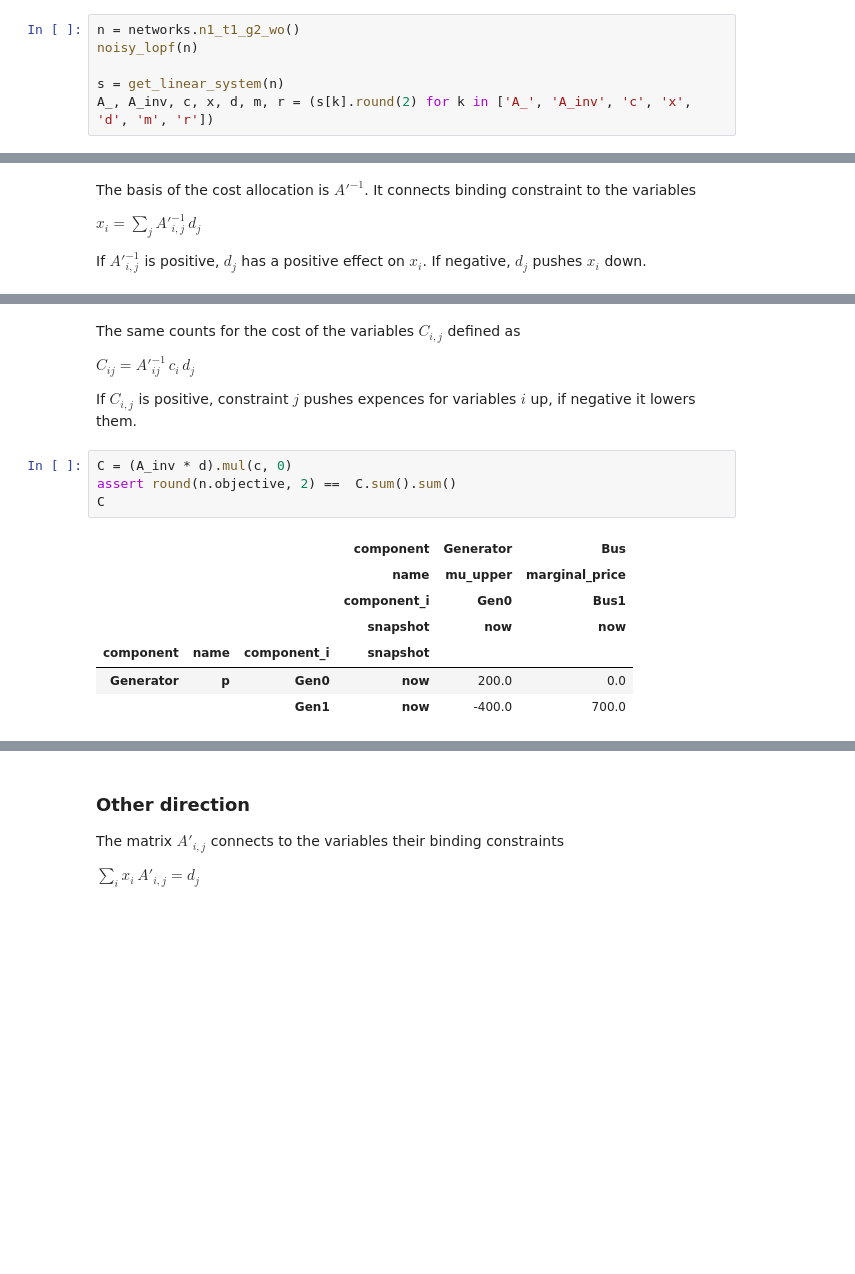
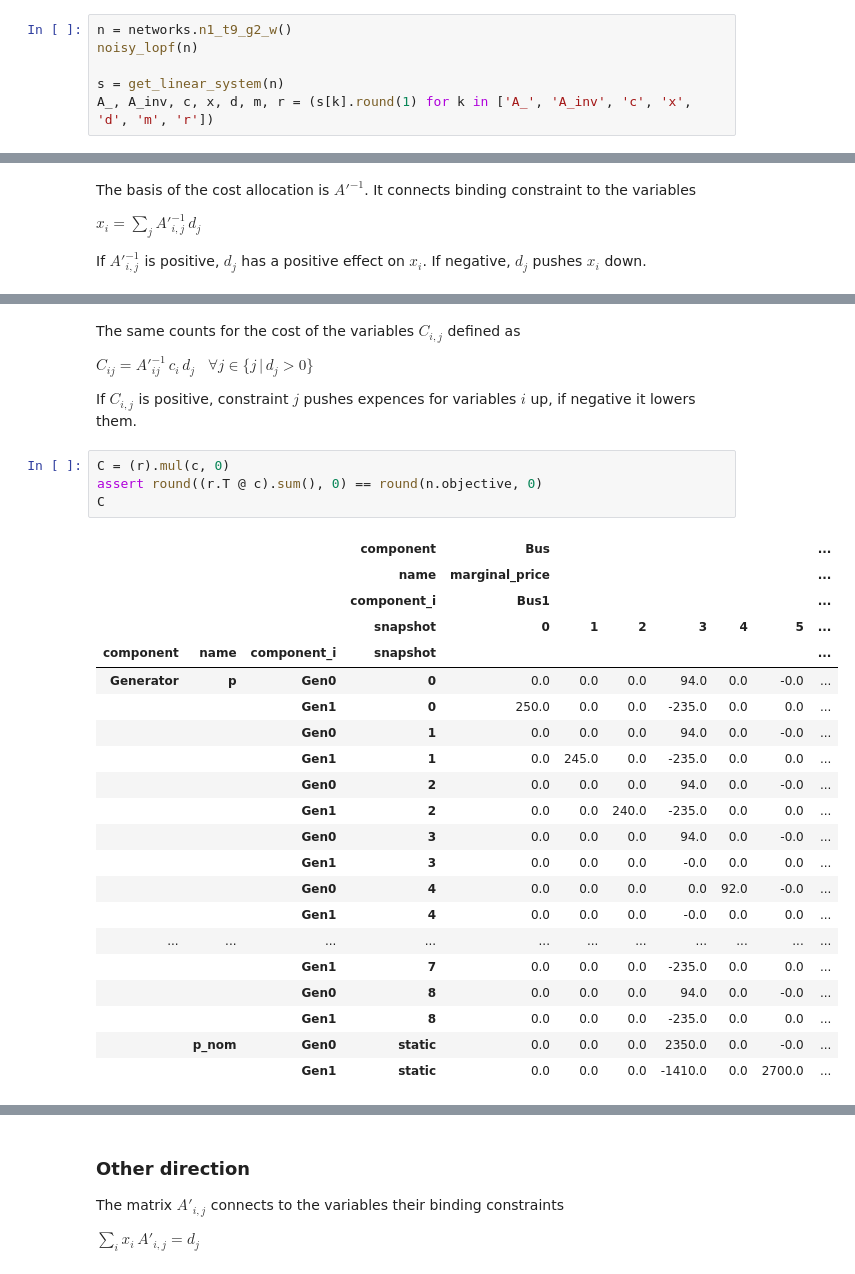
Before and after one commit to FabianHofmann/pypsa-costallocation, a Jupyter notebook: code/constraint_matrix.ipynb, the cells around one changed output, grey strips where cells are left out. Cells and saved outputs as stored; diff of their text form; blank space fills up the shorter version.

```diff
--- a/code/constraint_matrix.ipynb
+++ b/code/constraint_matrix.ipynb
@@ -20,9 +20,9 @@ $\lambda = o_s + \bar{\mu_s} \;\;\;\;\; \forall s$
 
 $d \, \lambda = d \, (o_s + \bar{\mu_s} ) \ge \sum_s g_s \, o_s = TC$
 # %%
-n = networks.n1_t1_g2_wo()
+n = networks.n1_t9_g2_w()
 noisy_lopf(n)
 
 s = get_linear_system(n)
-A_, A_inv, c, x, d, m, r = (s[k].round(2) for k in ['A_', 'A_inv', 'c', 'x', 'd', 'm', 'r'])
+A_, A_inv, c, x, d, m, r = (s[k].round(1) for k in ['A_', 'A_inv', 'c', 'x', 'd', 'm', 'r'])
 # %% [output]
@@ -103,18 +138,32 @@ A_inv * d
 # %% [markdown]
 The same counts for the cost of the variables $C_{i,j}$ defined as
 
-$C_{ij} = {A'}^{-1}_{ij} \, c_i \, d_j$
+$C_{ij} = {A'}^{-1}_{ij} \, c_i \, d_j \hspace{10pt} \forall j \in \{j \, | \, d_j > 0\}$
 
 If $C_{i,j}$ is positive, constraint $j$ pushes expences for variables $i$ up, if negative it lowers them.
 # %%
-C = (A_inv * d).mul(c, 0)
-assert round(n.objective, 2) ==  C.sum().sum()
+C = (r).mul(c, 0)
+assert round((r.T @ c).sum(), 0) == round(n.objective, 0)
 C
 # %% [output]
-|  |  |  | component | Generator | Bus |
-|  |  |  | name | mu_upper | marginal_price |
-|  |  |  | component_i | Gen0 | Bus1 |
-|  |  |  | snapshot | now | now |
-| component | name | component_i | snapshot |  |  |
-| Generator | p | Gen0 | now | 200.0 | 0.0 |
-|  |  | Gen1 | now | -400.0 | 700.0 |
+|  |  |  | component | Bus |  |  |  |  |  | ... |
+|  |  |  | name | marginal_price |  |  |  |  |  | ... |
+|  |  |  | component_i | Bus1 |  |  |  |  |  | ... |
+|  |  |  | snapshot | 0 | 1 | 2 | 3 | 4 | 5 | ... |
+| component | name | component_i | snapshot |  |  |  |  |  |  | ... |
+| Generator | p | Gen0 | 0 | 0.0 | 0.0 | 0.0 | 94.0 | 0.0 | -0.0 | ... |
+|  |  | Gen1 | 0 | 250.0 | 0.0 | 0.0 | -235.0 | 0.0 | 0.0 | ... |
+|  |  | Gen0 | 1 | 0.0 | 0.0 | 0.0 | 94.0 | 0.0 | -0.0 | ... |
+|  |  | Gen1 | 1 | 0.0 | 245.0 | 0.0 | -235.0 | 0.0 | 0.0 | ... |
+|  |  | Gen0 | 2 | 0.0 | 0.0 | 0.0 | 94.0 | 0.0 | -0.0 | ... |
+|  |  | Gen1 | 2 | 0.0 | 0.0 | 240.0 | -235.0 | 0.0 | 0.0 | ... |
+|  |  | Gen0 | 3 | 0.0 | 0.0 | 0.0 | 94.0 | 0.0 | -0.0 | ... |
+|  |  | Gen1 | 3 | 0.0 | 0.0 | 0.0 | -0.0 | 0.0 | 0.0 | ... |
+|  |  | Gen0 | 4 | 0.0 | 0.0 | 0.0 | 0.0 | 92.0 | -0.0 | ... |
+|  |  | Gen1 | 4 | 0.0 | 0.0 | 0.0 | -0.0 | 0.0 | 0.0 | ... |
+| ... | ... | ... | ... | ... | ... | ... | ... | ... | ... | ... |
+|  |  | Gen1 | 7 | 0.0 | 0.0 | 0.0 | -235.0 | 0.0 | 0.0 | ... |
+|  |  | Gen0 | 8 | 0.0 | 0.0 | 0.0 | 94.0 | 0.0 | -0.0 | ... |
+|  |  | Gen1 | 8 | 0.0 | 0.0 | 0.0 | -235.0 | 0.0 | 0.0 | ... |
+|  | p_nom | Gen0 | static | 0.0 | 0.0 | 0.0 | 2350.0 | 0.0 | -0.0 | ... |
+|  |  | Gen1 | static | 0.0 | 0.0 | 0.0 | -1410.0 | 0.0 | 2700.0 | ... |
```
Also changed, not shown: parts of 17 cells of this notebook, 2 other files.
